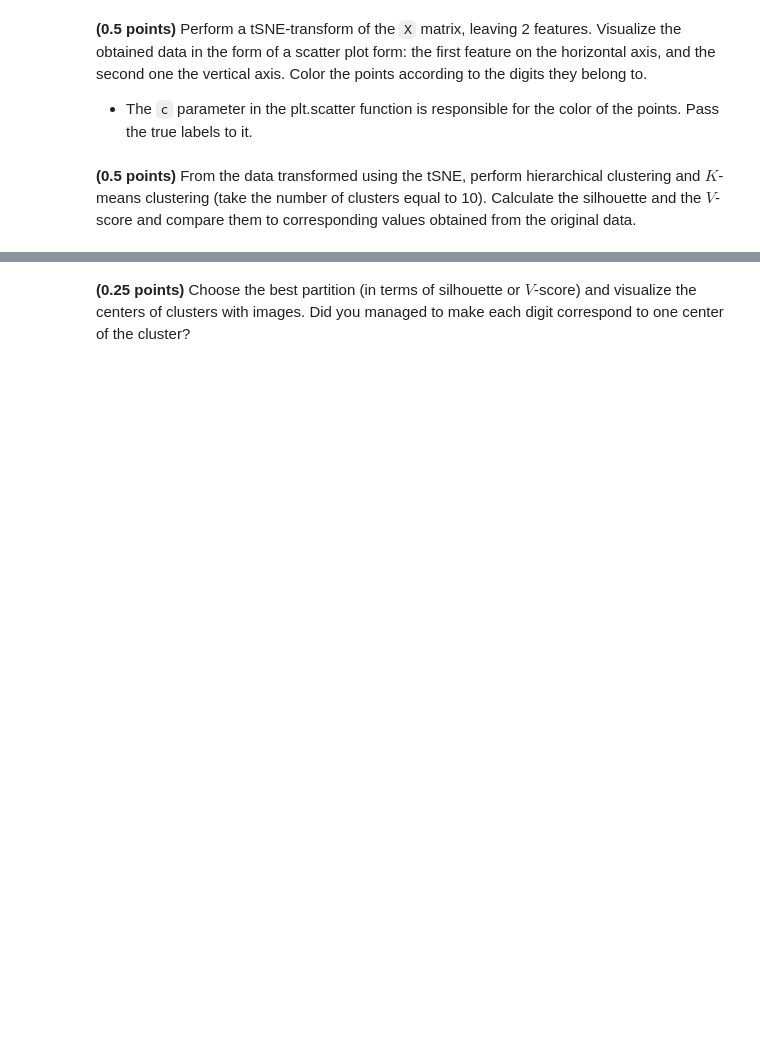
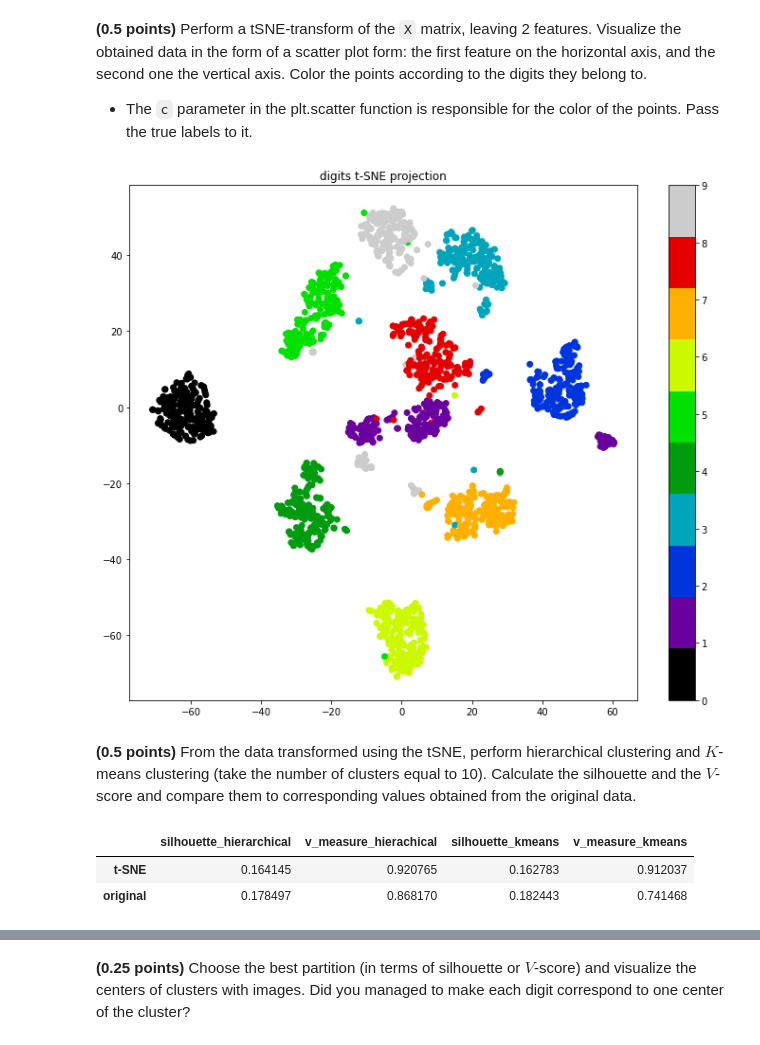
Before and after one commit to Bayramova/rs_school_assignments, a Jupyter notebook: clustering.ipynb, the cells around one changed output, grey strips where cells are left out. Drawn from its saved outputs; the diff is of its cells as text; code cells hidden in the pictures; blank space fills up the shorter version.

```diff
--- a/clustering.ipynb
+++ b/clustering.ipynb
@@ -481,5 +482,51 @@ The implementation of `tSNE` in the `scikit-learn` library is the `TSNE` class i
 **(0.5 points)** Perform a tSNE-transform of the `X` matrix, leaving 2 features. Visualize the obtained data in the form of a scatter plot form: the first feature on the horizontal axis, and the second one the vertical axis. Color the points according to the digits they belong to.
 
 - The `c` parameter in the plt.scatter function is responsible for the color of the points. Pass the true labels to it.
+# %%
+tsne = TSNE(random_state=42)
+X_reduced = tsne.fit_transform(X)
+
+plt.figure(figsize=(12,10))
+plt.scatter(X_reduced[:,0], X_reduced[:,1], c=y, cmap=plt.cm.get_cmap('nipy_spectral', 10))
+plt.colorbar()
+plt.title('digits t-SNE projection')
+plt.show()
+# %% [output]
+[figure, added]
 # %% [markdown]
 **(0.5 points)** From the data transformed using the tSNE, perform hierarchical clustering and $K$-means clustering (take the number of clusters equal to 10). Calculate the silhouette and the $V$-score and compare them to corresponding values obtained from the original data.
+# %%
+silhouette_scores_hierarchical, silhouette_scores_kmeans = [], []
+v_measure_scores_hierarchical, v_measure_scores_kmeans = [], []
+
+hierarchical = AgglomerativeClustering(n_clusters=10)
+hierarchical.fit(X_reduced)
+silhouette_scores_hierarchical.append(silhouette_score(X, hierarchical.labels_))
+v_measure_scores_hierarchical.append(v_measure_score(labels_true=y, labels_pred=hierarchical.labels_))
+
+kmeans = KMeans(n_clusters=10, random_state=42)
+kmeans.fit(X_reduced)
+silhouette_scores_kmeans.append(silhouette_score(X, kmeans.labels_))
+v_measure_scores_kmeans.append(v_measure_score(labels_true=y, labels_pred=kmeans.labels_))
+
+# values obtained from original data
+hierarchical = AgglomerativeClustering(n_clusters=10)
+hierarchical.fit(X)
+silhouette_scores_hierarchical.append(silhouette_score(X, hierarchical.labels_))
+v_measure_scores_hierarchical.append(v_measure_score(labels_true=y, labels_pred=hierarchical.labels_))
+
+kmeans = KMeans(n_clusters=10, random_state=42)
+kmeans.fit(X)
+silhouette_scores_kmeans.append(silhouette_score(X, kmeans.labels_))
+v_measure_scores_kmeans.append(v_measure_score(labels_true=y, labels_pred=kmeans.labels_))
+
+pd.DataFrame({
+    'silhouette_hierarchical': silhouette_scores_hierarchical,
+    'v_measure_hierachical': v_measure_scores_hierarchical,
+    'silhouette_kmeans': silhouette_scores_kmeans,
+    'v_measure_kmeans': v_measure_scores_kmeans,
+}, index=['t-SNE', 'original'])
+# %% [output]
+|  | silhouette_hierarchical | v_measure_hierachical | silhouette_kmeans | v_measure_kmeans |
+| t-SNE | 0.164145 | 0.920765 | 0.162783 | 0.912037 |
+| original | 0.178497 | 0.868170 | 0.182443 | 0.741468 |
```
Also changed, not shown: parts of 10 cells of this notebook.
